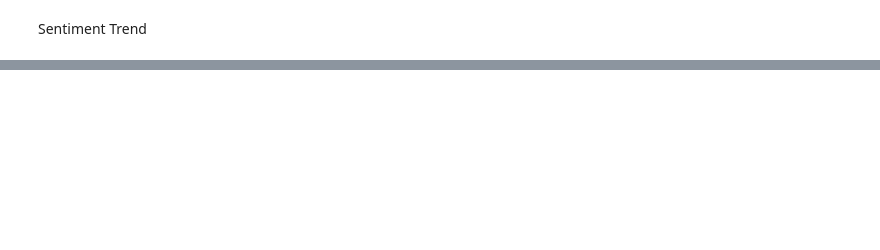
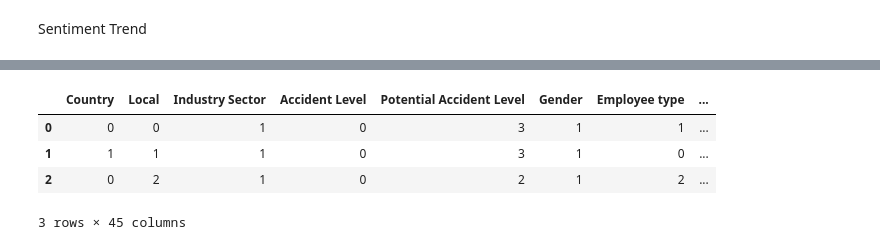
Before and after one commit to DinushiAyodyaGamage/pds-individual, a Jupyter notebook: IndustrialAccidentsAnalysis.ipynb, the cells around one changed output, grey strips where cells are left out. Cells and saved outputs as stored; diff of their text form; code cells hidden in the pictures; blank space fills up the shorter version.

Commit message:
Modeling

```diff
--- a/IndustrialAccidentsAnalysis.ipynb
+++ b/IndustrialAccidentsAnalysis.ipynb
@@ -812,0 +861,27 @@ v2 = hv.Curve(df.groupby('Weekday')["Description_sentiment_score"].mean().reinde
+# %%
+# Use LabelEncoder to transform categorical columns into numerical values
+# This is necessary for many machine learning algorithms that require numerical inputs
+feature_df['Country'] = LabelEncoder().fit_transform(feature_df['Country']).astype(np.int8)
+feature_df['Local'] = LabelEncoder().fit_transform(feature_df['Local']).astype(np.int8)
+feature_df['Industry Sector'] = LabelEncoder().fit_transform(feature_df['Industry Sector']).astype(np.int8)
+feature_df['Accident Level'] = LabelEncoder().fit_transform(feature_df['Accident Level']).astype(np.int8)
+feature_df['Potential Accident Level'] = LabelEncoder().fit_transform(feature_df['Potential Accident Level']).astype(np.int8)
+feature_df['Gender'] = LabelEncoder().fit_transform(feature_df['Gender']).astype(np.int8)
+feature_df['Employee type'] = LabelEncoder().fit_transform(feature_df['Employee type']).astype(np.int8)
+feature_df['Critical Risk'] = LabelEncoder().fit_transform(feature_df['Critical Risk']).astype(np.int8)
+feature_df['Weekday'] = LabelEncoder().fit_transform(feature_df['Weekday']).astype(np.int8)
+feature_df['Season'] = LabelEncoder().fit_transform(feature_df['Season']).astype(np.int8)
+
+# Drop columns that are no longer needed
+# 'Date' is likely not useful for modeling if time-related features are extracted elsewhere
+# 'Description' and 'Description_processed' are replaced by TF-IDF features
+feature_df.drop(['Date', 'Description', 'Description_processed'], axis=1, inplace=True)
+
+# Display the first three rows of the resulting DataFrame
+feature_df.head(3)
+# %% [output]
+|  | Country | Local | Industry Sector | Accident Level | Potential Accident Level | Gender | Employee type | ... |
+| 0 | 0 | 0 | 1 | 0 | 3 | 1 | 1 | ... |
+| 1 | 1 | 1 | 1 | 0 | 3 | 1 | 0 | ... |
+| 2 | 0 | 2 | 1 | 0 | 2 | 1 | 2 | ... |
+3 rows × 45 columns
```
Also changed, not shown: parts of 16 cells of this notebook.
